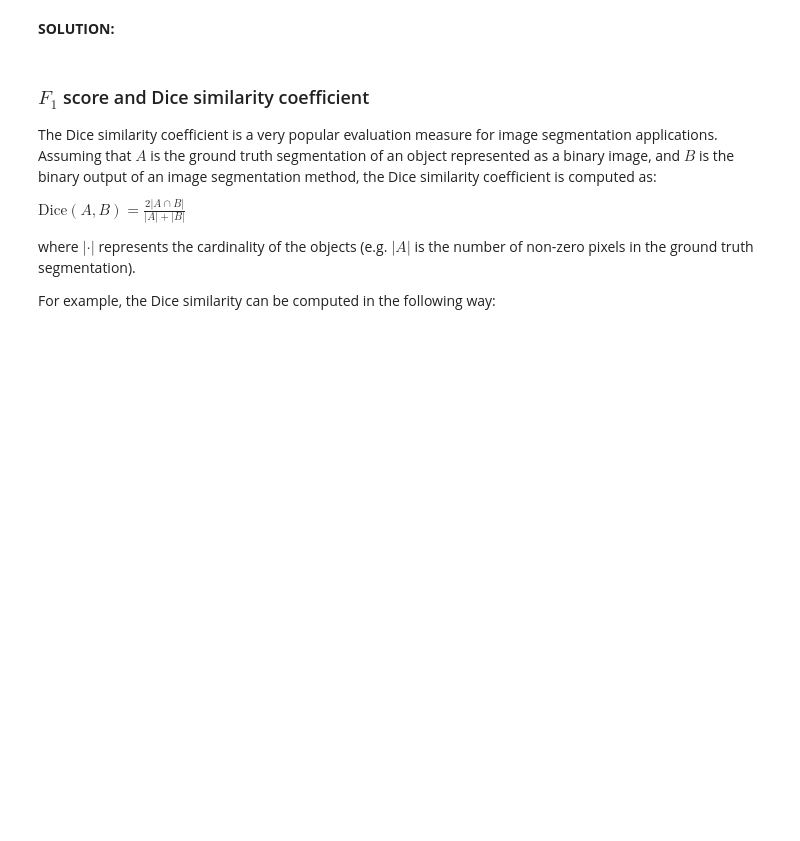
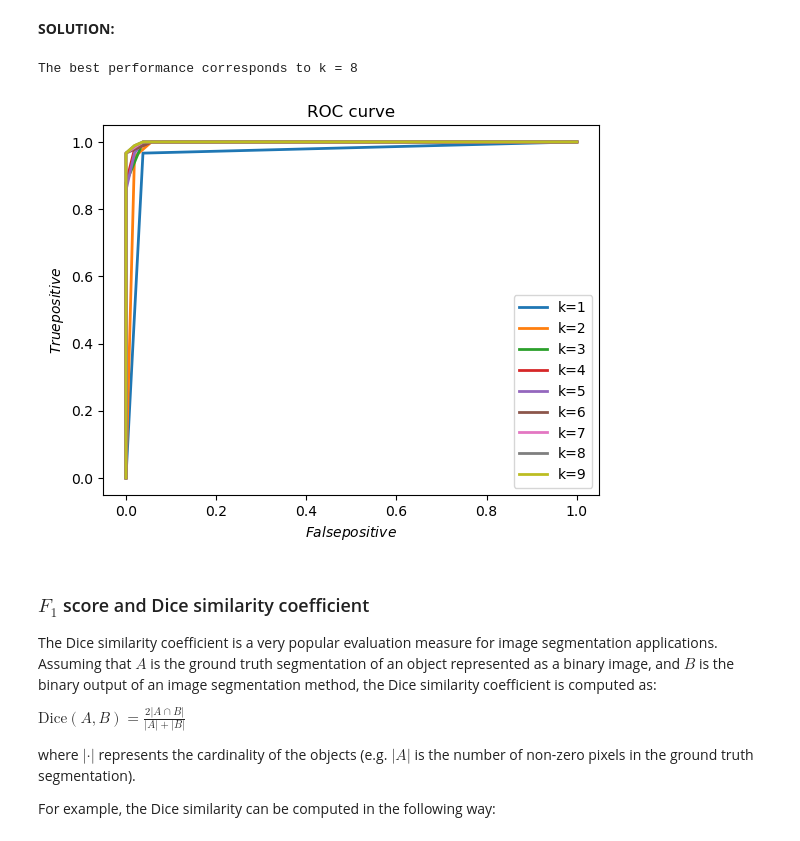
Before and after one commit to YLaret/8dm50-machine-learning, a Jupyter notebook: practicals/week_2.ipynb, the cells around one changed output. Saved outputs shown, nothing was run; the diff lists cells and outputs as text; code cells hidden in the pictures; blank space fills up the shorter version.

Commit message:
Add ROC curve analysis with k-NN pipeline

```diff
--- a/practicals/week_2.ipynb
+++ b/practicals/week_2.ipynb
@@ -328,6 +328,66 @@ The graph shows that a low order polynomial degree (low model complexity) result
 A common method to evaluate binary classifiers is the receiver operating characteristic (ROC) curve. Similar to the week one practicals, implement a $k$-NN classifier on the breast cancer dataset, however, his time use the $k$-NN pipeline from the preliminary. Train the model for different values of $k$ and evaluate their respective performance with an ROC curve, use the `sklearn.metrics.roc_curve` function.
 # %% [markdown]
 **SOLUTION:**
+# %%
+from sklearn.model_selection import train_test_split
+from sklearn import datasets, neighbors
+from sklearn.preprocessing import StandardScaler
+from sklearn.pipeline import Pipeline
+from sklearn import metrics
+from sklearn.metrics import roc_auc_score
+import numpy as np
+
+import matplotlib.pyplot as plt
+# Load dataset
+breast_cancer = datasets.load_breast_cancer()
+X = breast_cancer.data
+y = breast_cancer.target
+
+# Split the data into  train and test
+X_train, X_test, y_train, y_test = train_test_split(X, y, stratify=y, random_state=40)
+
+
+AreaL=[] # List to store the AUC for different k
+
+#  Train and evaluate the performance for a range of k values
+k1=1
+k2=10
+for k in range(k1,k2):
+    # Initialize scaler and k-NN classifier
+    scaler = StandardScaler()
+    knn = neighbors.KNeighborsClassifier(n_neighbors=k)
+
+    model = Pipeline([
+                    ("scaler", scaler),
+                    ("knn", knn)
+                    ])
+
+    # Train the model using the training dataset
+    model.fit(X_train, y_train)
+
+    # Predict probabilities for the positive class
+    y_scores = model.predict_proba(X_test)[:, 1]
+
+    # ROC curve
+    fpr, tpr, thresholds = metrics.roc_curve(y_test, y_scores)
+    # Plot ROC curve for current k
+    plt.plot(fpr, tpr, lw=2, label=f"k={k}")
+    plt.title('ROC curve')
+    plt.xlabel('$False  positive$')
+    plt.ylabel('$True  positive$')
+    plt.legend(loc='lower right')
+
+# Calculate the AUC for current k
+    area=roc_auc_score(y_test, y_scores)
+    AreaL.append(area)
+
+
+best_index=AreaL.index(max(AreaL))
+best_k =k1 + best_index
+print("The best performance corresponds to k =",best_k)
+# %% [output]
+The best performance corresponds to k = 8
+[figure, added]
 # %% [markdown]
 ### $F_1$ score and Dice similarity coefficient
 
```
